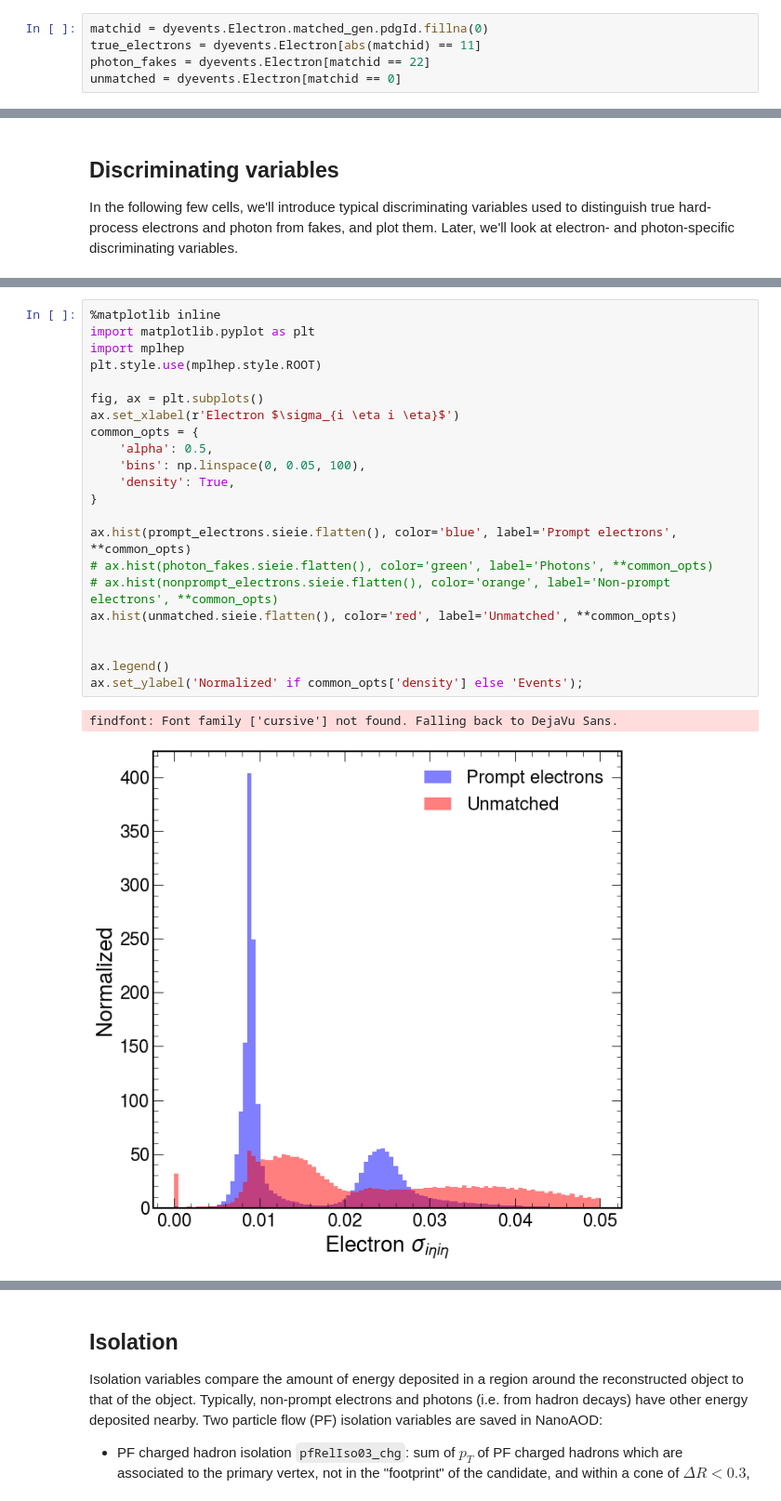
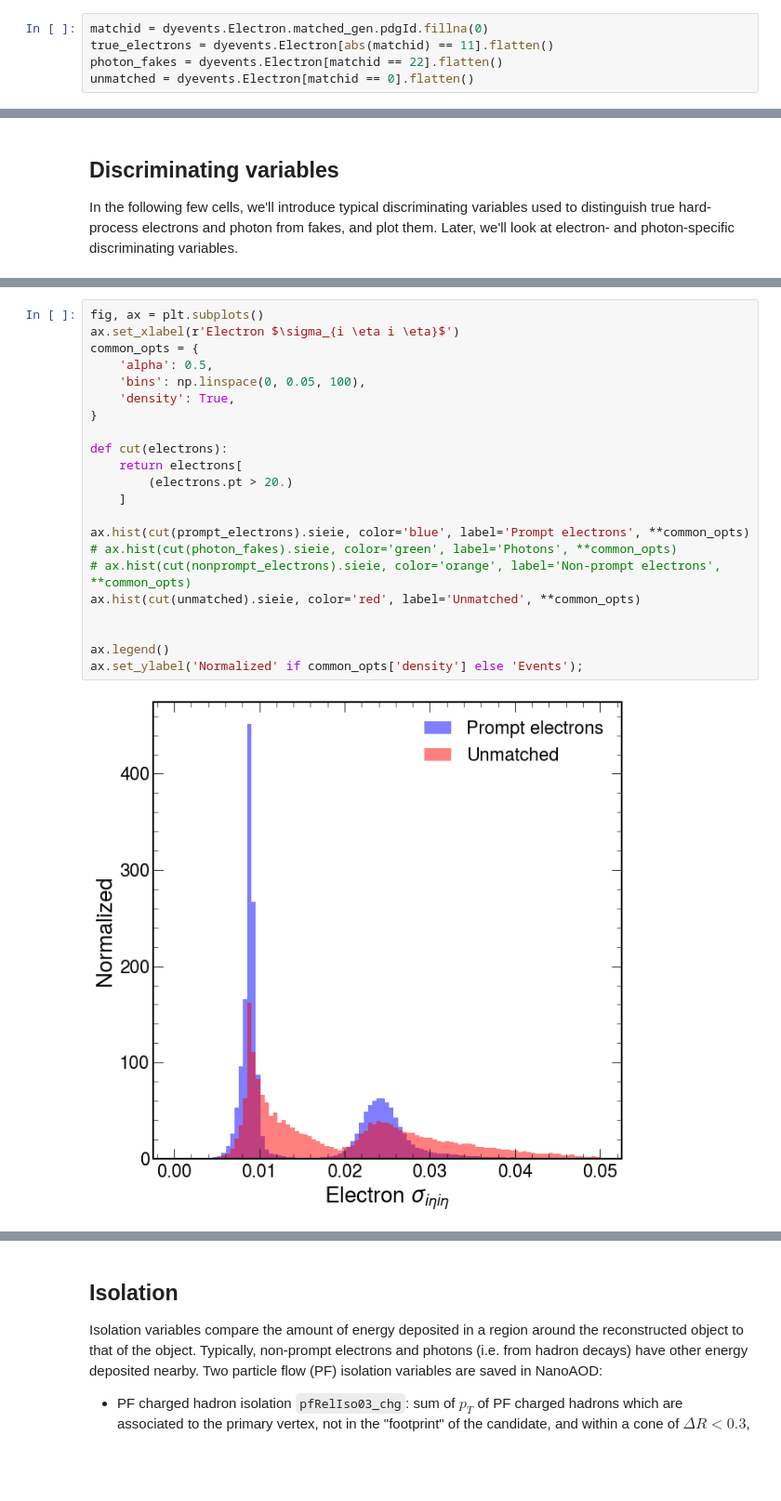
Before and after one commit to FNALLPC/egamma-hats, a Jupyter notebook: exercise.ipynb, the cells around one changed output, grey strips where cells are left out. Shown: that part at 93% size. Saved outputs shown, nothing was run; the diff lists cells and outputs as text; blank space fills up the shorter version.

```diff
--- a/exercise.ipynb
+++ b/exercise.ipynb
@@ -209,8 +249,8 @@ For electrons and photons, NanoAOD pre-computes the truth-matched particle by fi
 # %%
 matchid = dyevents.Electron.matched_gen.pdgId.fillna(0)
-true_electrons = dyevents.Electron[abs(matchid) == 11]
-photon_fakes = dyevents.Electron[matchid == 22]
-unmatched = dyevents.Electron[matchid == 0]
+true_electrons = dyevents.Electron[abs(matchid) == 11].flatten()
+photon_fakes = dyevents.Electron[matchid == 22].flatten()
+unmatched = dyevents.Electron[matchid == 0].flatten()
 # %% [markdown]
 For the true electrons, we would expected the parent to be a Z boson.  We can inspect this using the `distinctParent` attribute.  There is also a `parent` attribute, which specifies the direct ancestor to the generated electron, however this could also be an electron (due to final state $\gamma$ radiation).  The `distinctParent` attribute skips copies of the same particle.  Below, we put the distinct parent id, along with some other gen particle flags, into a pandas dataframe and count the unique occurrences.
 # %%
@@ -270,26 +321,25 @@ $H/E$ (`Electron.hoe`) is the ratio of the energy deposited in the single closes
 # %%
-%matplotlib inline
-import matplotlib.pyplot as plt
-import mplhep
-plt.style.use(mplhep.style.ROOT)
-
 fig, ax = plt.subplots()
 ax.set_xlabel(r'Electron $\sigma_{i \eta i \eta}$')
 common_opts = {
     'alpha': 0.5,
     'bins': np.linspace(0, 0.05, 100),
     'density': True,
 }
 
-ax.hist(prompt_electrons.sieie.flatten(), color='blue', label='Prompt electrons', **common_opts)
-# ax.hist(photon_fakes.sieie.flatten(), color='green', label='Photons', **common_opts)
-# ax.hist(nonprompt_electrons.sieie.flatten(), color='orange', label='Non-prompt electrons', **common_opts)
-ax.hist(unmatched.sieie.flatten(), color='red', label='Unmatched', **common_opts)
+def cut(electrons):
+    return electrons[
+        (electrons.pt > 20.)
+    ]
+
+ax.hist(cut(prompt_electrons).sieie, color='blue', label='Prompt electrons', **common_opts)
+# ax.hist(cut(photon_fakes).sieie, color='green', label='Photons', **common_opts)
+# ax.hist(cut(nonprompt_electrons).sieie, color='orange', label='Non-prompt electrons', **common_opts)
+ax.hist(cut(unmatched).sieie, color='red', label='Unmatched', **common_opts)
 
 
 ax.legend()
 ax.set_ylabel('Normalized' if common_opts['density'] else 'Events');
 # %% [output]
-findfont: Font family ['cursive'] not found. Falling back to DejaVu Sans.
-[figure, old version]
+[figure, new version]
 # %% [markdown]
```
Also changed, not shown: parts of 32 cells of this notebook.
